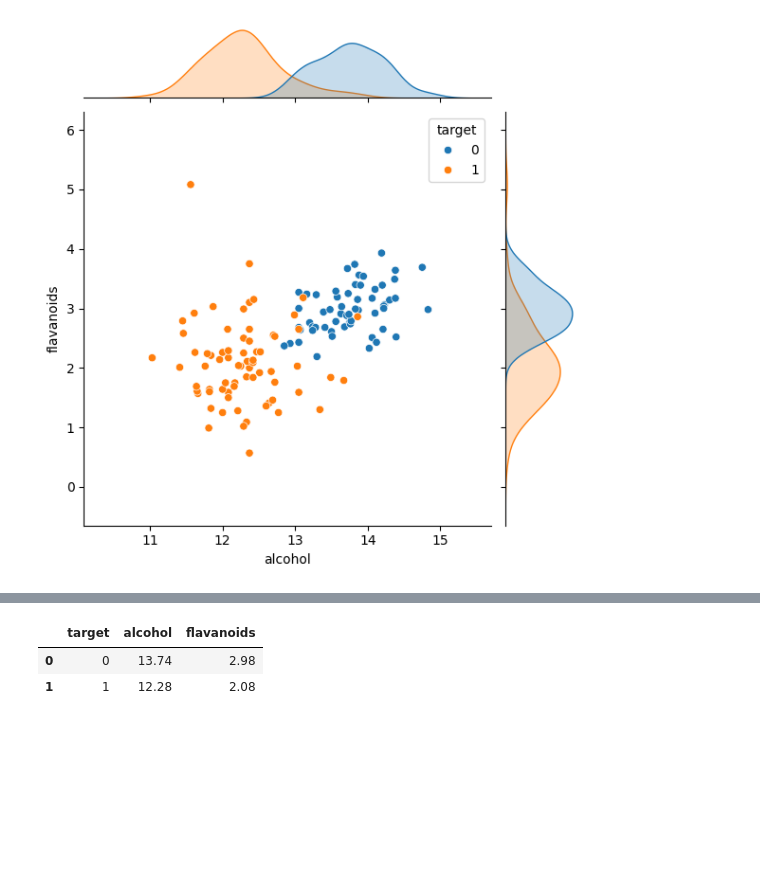
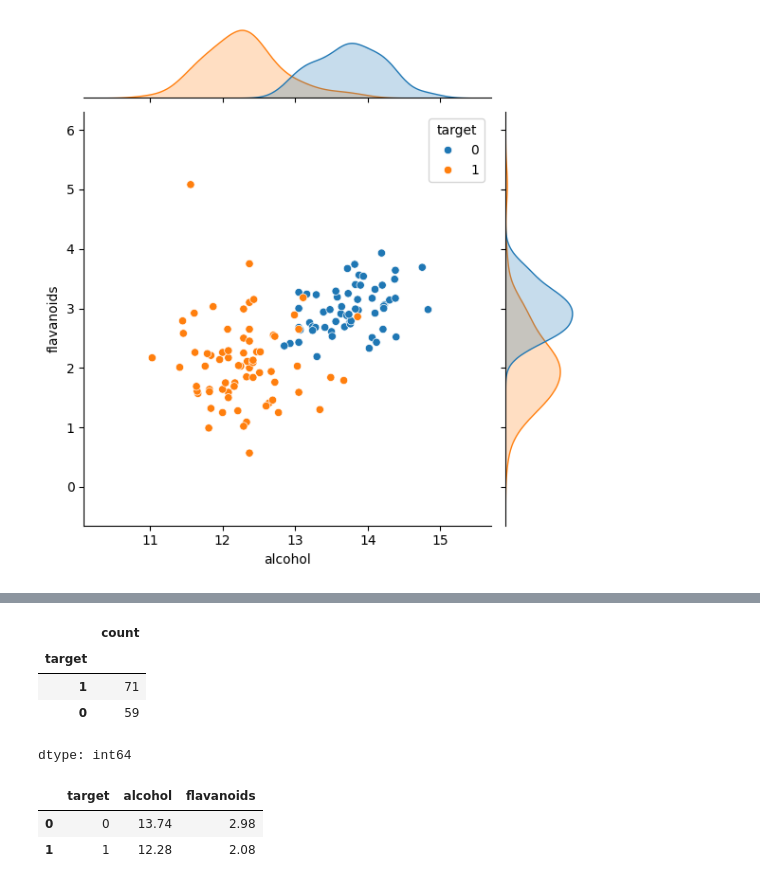
Before and after one commit to ancestor9/Scikit-learn-model-selection-evaluation, a Jupyter notebook: seminar_note_1_1_getting_started.ipynb, the cells around one changed output, grey strips where cells are left out. Drawn from its saved outputs; the diff is of its cells as text; code cells hidden in the pictures; blank space fills up the shorter version.

```diff
--- a/seminar_note_1_1_getting_started.ipynb
+++ b/seminar_note_1_1_getting_started.ipynb
@@ -49 +66,9 @@ sns.jointplot(data=df.loc[df.target < 2, :], x='alcohol',y='flavanoids', hue='ta
+# %%
+data.target.value_counts()
+# %% [output]
+|  | count |
+| target |  |
+| 1 | 71 |
+| 0 | 59 |
+dtype: int64
 # %%
```
Also changed, not shown: parts of 6 cells of this notebook.
